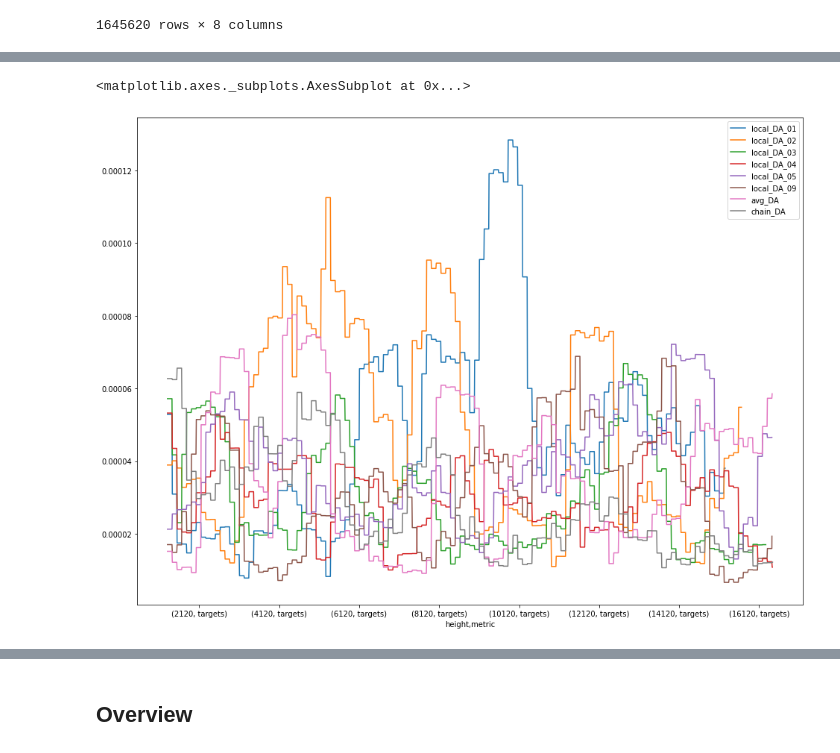
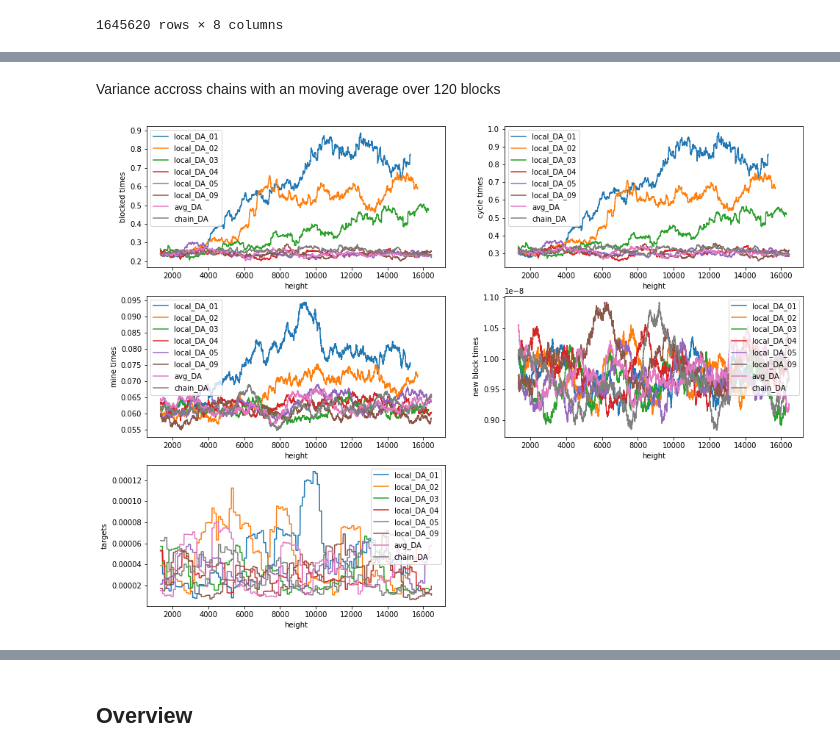
Before and after one commit to larskuhtz/ChainwebSimulations, a Jupyter notebook: DifficultyAdjustment.ipynb, the cells around one changed output, grey strips where cells are left out. Saved outputs shown, nothing was run; the diff lists cells and outputs as text; code cells hidden in the pictures.

```diff
--- a/DifficultyAdjustment.ipynb
+++ b/DifficultyAdjustment.ipynb
@@ -717,0 +709,12 @@ d.mean(level=["height", "metric"]).rolling(window=1200).mean().plot()
+# %%
+metrics = cs_localDA.index.get_level_values('metric').unique().tolist()
+# %%
+fig, axes = plt.subplots(nrows=3, ncols=2)
+a = axes.reshape(-1)
+for i,metric in enumerate(metrics):
+    ax = a[i]
+    ax.set_ylabel(metric)
+    d = cs_localDA.loc[(slice(None), slice(None), metric), slice(None)]
+    e = d.mean(level=["height"]).rolling(window=1200).mean()
+    e.plot(ax=ax, legend=True)
+fig.delaxes(axes[2][1])
@@ -717,0 +733,10 @@ d.mean(level=["height", "metric"]).rolling(window=1200).mean().plot()
+# %%
+fig, axes = plt.subplots(nrows=3, ncols=2)
+a = axes.reshape(-1)
+for i,metric in enumerate(metrics):
+    ax = a[i]
+    ax.set_ylabel(metric)
+    d = cs_localDA.loc[(slice(None), slice(None), metric), slice(None)]
+    e = d.var(level=["height"]).rolling(window=1200).mean()
+    e.plot(ax=ax, legend=True)
+fig.delaxes(axes[2][1])
@@ -718,11 +745,14 @@ d.mean(level=["height", "metric"]).rolling(window=1200).mean().plot()
+# %% [markdown]
+Variance accross chains with an moving average over 120 blocks
 # %%
-# idx = 'mine times'
-# idx = 'blocked times'
-# idx = 'new block times'
-idx = 'targets'
-# idx = 'cycle times'
-d = cs_localDA.loc[(slice(None), slice(None), idx), slice(None)].loc[120:]
-d.rolling(window=120).mean().var(level=["height", "metric"]).rolling(window=1200).mean().plot()
+fig, axes = plt.subplots(nrows=3, ncols=2)
+a = axes.reshape(-1)
+for i,metric in enumerate(metrics):
+    ax = a[i]
+    ax.set_ylabel(metric)
+    d = cs_localDA.loc[(slice(None), slice(None), metric), slice(None)].loc[120:]
+    e = d.rolling(window=120).mean().var(level=["height"]).rolling(window=1200).mean()
+    e.plot(ax=ax, legend=True)
+fig.delaxes(axes[2][1])
 # %% [output]
-<matplotlib.axes._subplots.AxesSubplot at 0x...>
-[figure, old version]
+[figure, new version]
```
Also changed, not shown: parts of 9 cells of this notebook.
